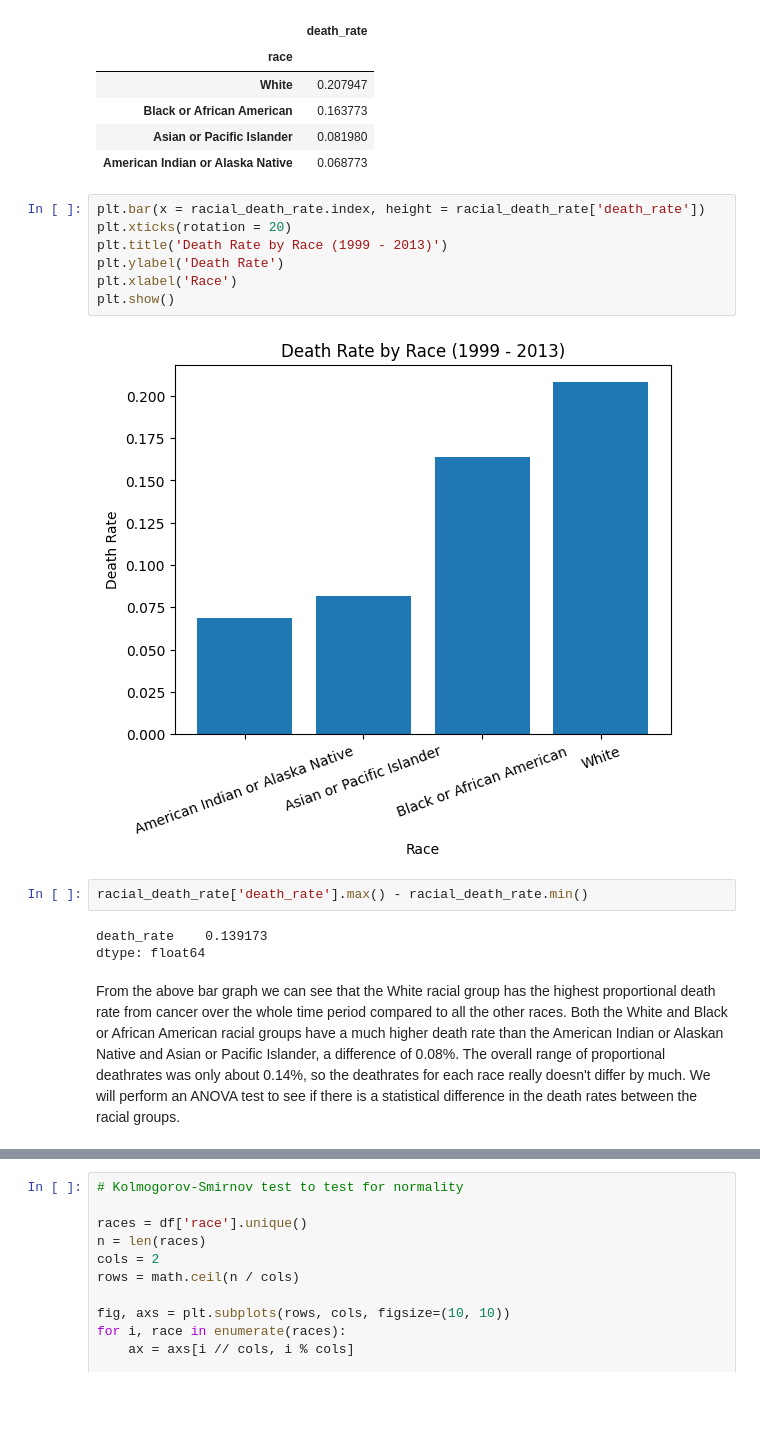
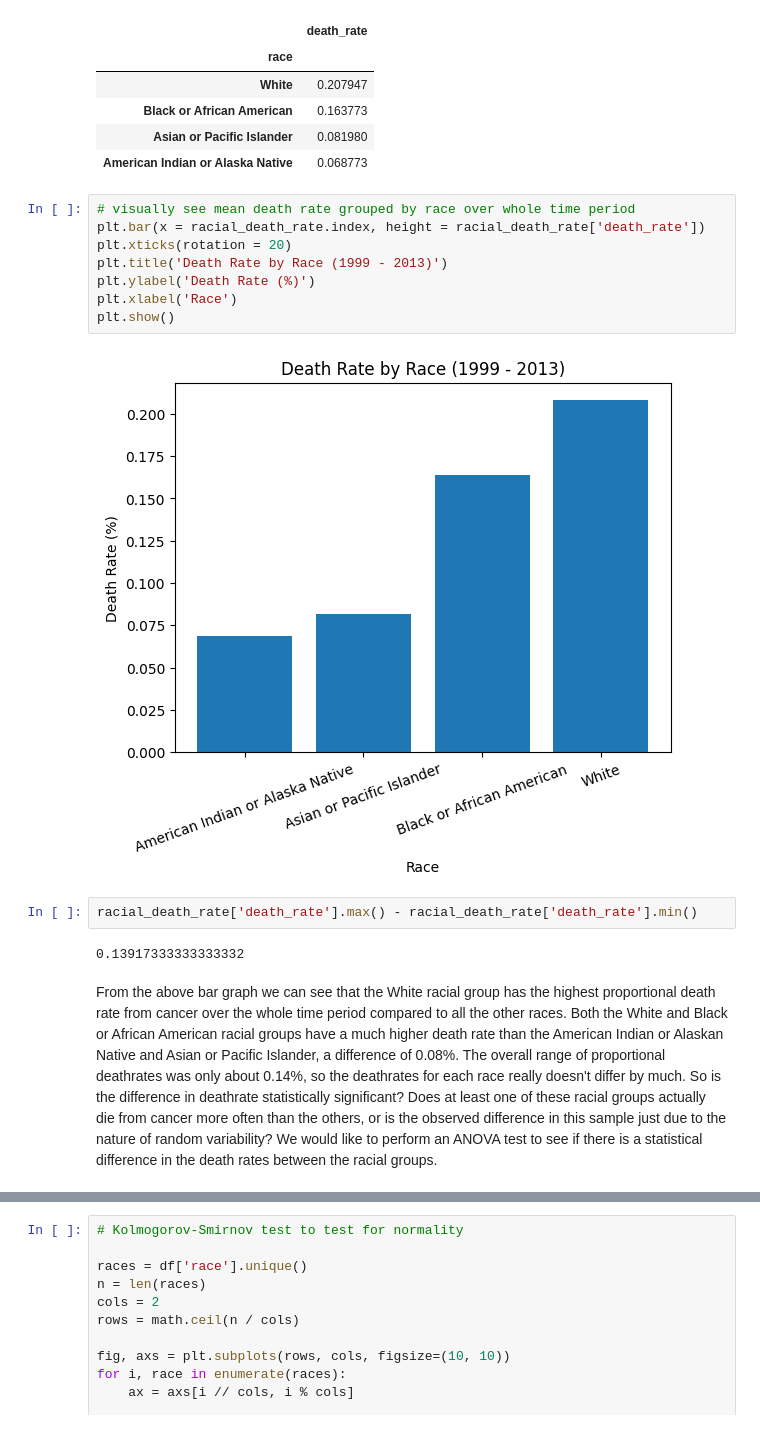
Before and after one commit to Caveexplorer/cdc_api_project, a Jupyter notebook: cdc_eda.ipynb, the cells around one changed output, grey strips where cells are left out. Cells and saved outputs as stored; diff of their text form; blank space fills up the shorter version.

Commit message:
Cleaned up typos in markdown cells. Renamed variables for KS test. Added more comments.

```diff
--- a/cdc_eda.ipynb
+++ b/cdc_eda.ipynb
@@ -104,21 +104,21 @@ racial_death_rate.sort_values(by = 'death_rate', ascending = False)
 | Asian or Pacific Islander | 0.081980 |
 | American Indian or Alaska Native | 0.068773 |
 # %%
+# visually see mean death rate grouped by race over whole time period
 plt.bar(x = racial_death_rate.index, height = racial_death_rate['death_rate'])
 plt.xticks(rotation = 20)
 plt.title('Death Rate by Race (1999 - 2013)')
-plt.ylabel('Death Rate')
+plt.ylabel('Death Rate (%)')
 plt.xlabel('Race')
 plt.show()
 # %% [output]
-[figure, old version]
+[figure, new version]
 # %%
-racial_death_rate['death_rate'].max() - racial_death_rate.min()
+racial_death_rate['death_rate'].max() - racial_death_rate['death_rate'].min()
 # %% [output]
-death_rate    0.139173
-dtype: float64
+0.13917333333333332
 # %% [markdown]
-From the above bar graph we can see that the White racial group has the highest proportional death rate from cancer over the whole time period compared to all the other races. Both the White and Black or African American racial groups have a much higher death rate than the American Indian or Alaskan Native and Asian or Pacific Islander, a difference of 0.08%. The overall range of proportional deathrates was only about 0.14%, so the deathrates for each race really doesn't differ by much. We will perform an ANOVA test to see if there is a statistical difference in the death rates between the racial groups.
+From the above bar graph we can see that the White racial group has the highest proportional death rate from cancer over the whole time period compared to all the other races. Both the White and Black or African American racial groups have a much higher death rate than the American Indian or Alaskan Native and Asian or Pacific Islander, a difference of 0.08%. The overall range of proportional deathrates was only about 0.14%, so the deathrates for each race really doesn't differ by much. So is the difference in deathrate statistically significant? Does at least one of these racial groups actually die from cancer more often than the others, or is the observed difference in this sample just due to the nature of random variability? We would like to perform an ANOVA test to see if there is a statistical difference in the death rates between the racial groups.
 # %% [markdown]
 ### Racial Death Rate ANOVA
 
```
Also changed, not shown: parts of 9 cells of this notebook.
